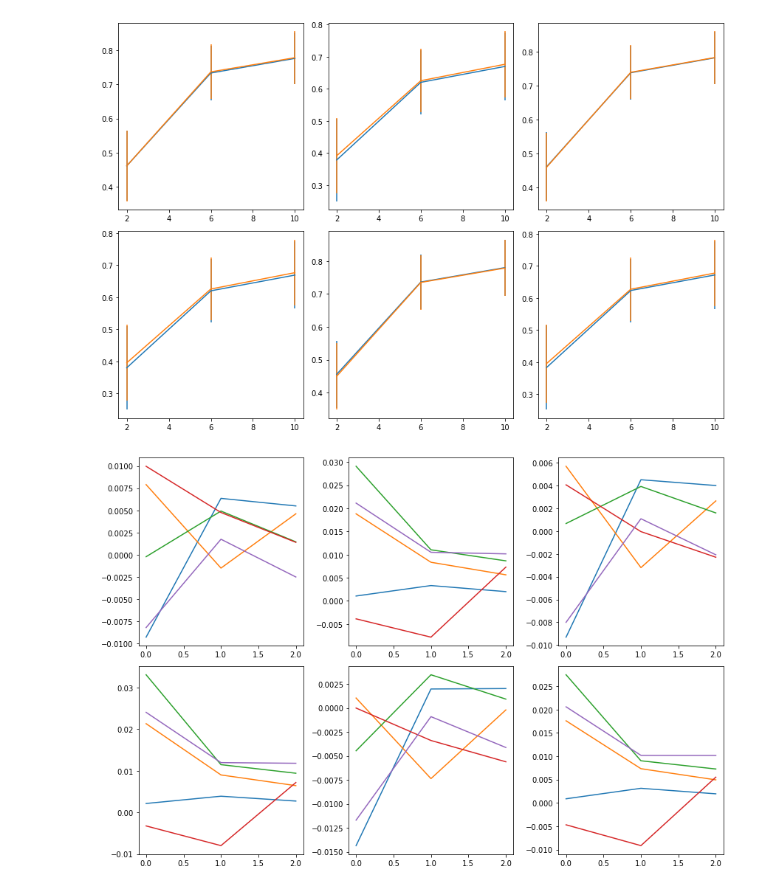
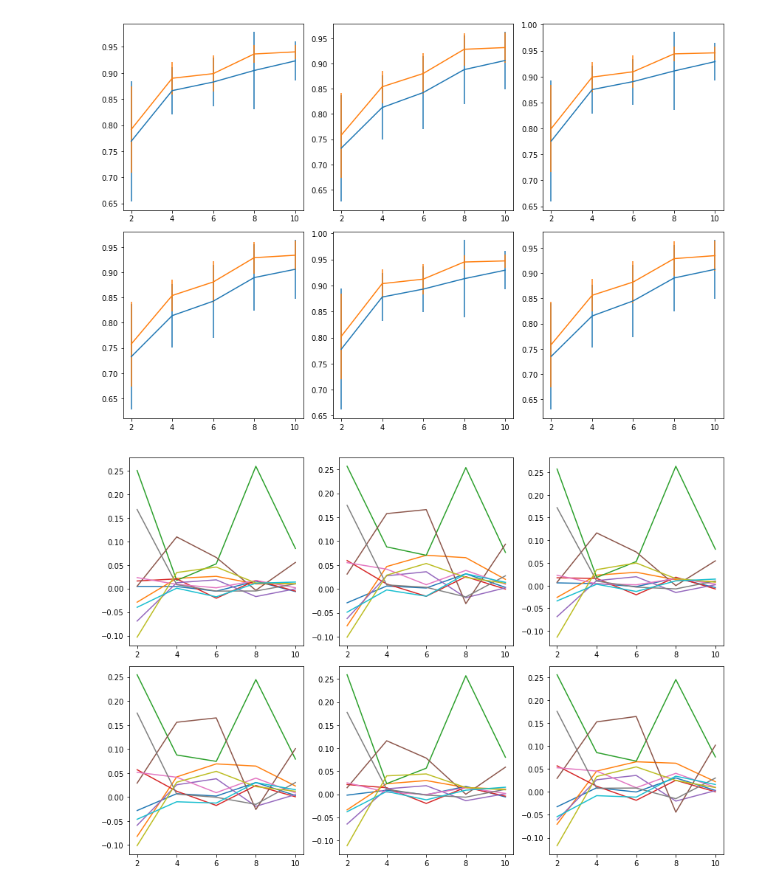
Before and after one commit to ntolley/ncm_2023, a Jupyter notebook: notebooks/make_neuron_num_plot.ipynb, the cells around one changed output. Cells and saved outputs as stored; diff of their text form; code cells hidden in the pictures.

```diff
--- a/notebooks/make_neuron_num_plot.ipynb
+++ b/notebooks/make_neuron_num_plot.ipynb
@@ -9,7 +9,7 @@ data_file = open('../data/SPK20220308/neuron_num_results/num_neuron_results.pkl'
 num_neuron_dict = pickle.load(data_file)
 data_file.close()
 # %%
-num_repeats = 5
+num_repeats = 10
 num_neuron_list = num_neuron_dict['num_neuron_list']
 
 task_res = list()
@@ -19,8 +19,8 @@ for repeat_idx in range(num_repeats):
     notask_test_corr = list()
     for num_neurons in num_neuron_list:
         res_dict = num_neuron_dict[f'repeat_{repeat_idx}'][f'num_neuron_{num_neurons}']
-        task_test_corr.append(np.stack(res_dict['rnn']['task']['test_corr']))
-        notask_test_corr.append(np.stack(res_dict['rnn']['notask']['test_corr']))
+        task_test_corr.append(np.stack(res_dict['rnn']['task']['train_corr']))
+        notask_test_corr.append(np.stack(res_dict['rnn']['notask']['train_corr']))
 
     task_res.append(np.stack(task_test_corr))
     notask_res.append(np.stack(notask_test_corr))
@@ -47,30 +47,30 @@ for plot_idx in range(6):
 
     plt.tight_layout()
 # %% [output]
-[figure, old version]
+[figure, new version]
 # %%
 task_mean = np.mean(task_res, axis=0)
 task_std = np.std(task_res,  axis=0)
 
 notask_mean = np.mean(notask_res, axis=0)
 notask_std = np.std(notask_res,  axis=0)
 
 plt.figure(figsize=(12, 8))
 for plot_idx in range(6):
     plt.subplot(2,3,plot_idx+1)
     # plt.errorbar(x=num_neuron_list, y=notask_mean[:,plot_idx], yerr=notask_std[:,plot_idx])
     # plt.errorbar(x=num_neuron_list, y=task_mean[:,plot_idx], yerr=task_std[:,plot_idx])
     for repeat_idx in range(num_repeats):
 
         corr_diff = task_res[repeat_idx, :, plot_idx] - notask_res[repeat_idx, :, plot_idx]
         # plt.plot(task_res[repeat_idx, :, plot_idx], color=f'C{repeat_idx}')
         # plt.plot(notask_res[repeat_idx, :, plot_idx], color=f'C{repeat_idx}')
-        plt.plot(corr_diff)
+        plt.plot(num_neuron_list, corr_diff)
 
 
     plt.tight_layout()
 # %% [output]
-[figure, old version]
+[figure, new version]
 # %%
 task_mean = np.mean(task_res, axis=0)
 # %%
```
Also changed, not shown: 4 other files.
